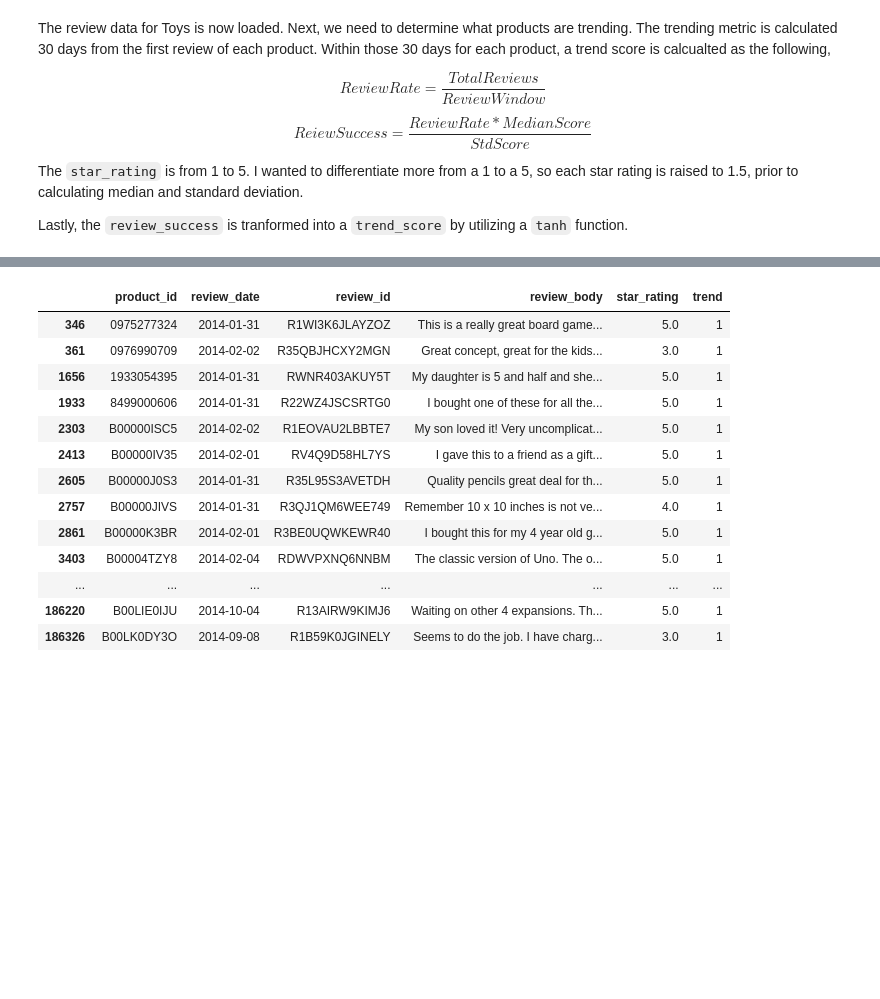
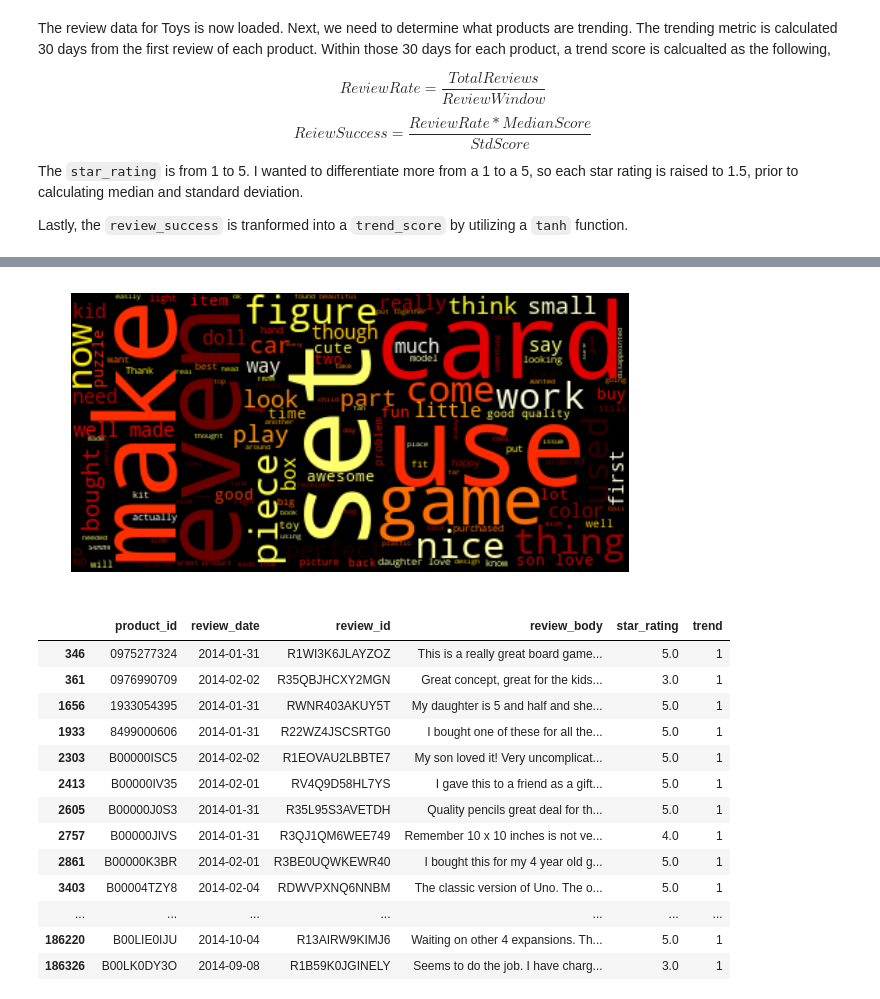
Before and after one commit to jason-sa/amazon_product_trend_classification, a Jupyter notebook: py_files/Amazon_Reviews_Load_Data.ipynb, the cells around one changed output, grey strips where cells are left out. Saved outputs shown, nothing was run; the diff lists cells and outputs as text; code cells hidden in the pictures; blank space fills up the shorter version.

```diff
--- a/py_files/Amazon_Reviews_Load_Data.ipynb
+++ b/py_files/Amazon_Reviews_Load_Data.ipynb
@@ -93,3 +93,16 @@ plt.show()
+# %%
+text = ' '.join(ar.obs.loc[:,'review_body'])
+
+# Create and generate a word cloud image:
+wordcloud = WordCloud(background_color='black', stopwords=stop_words, colormap='hot').generate(text)
+
+plt.figure(figsize=[10,10])
+# Display the generated image:
+plt.imshow(wordcloud, interpolation='bilinear')
+plt.axis("off")
+plt.show()
+# %% [output]
+[figure, added]
 # %%
 top_products = ar.reviews_selected_df.product_id.value_counts().head(100)
 
```
Also changed, not shown: parts of 8 cells of this notebook, 6 other files.
